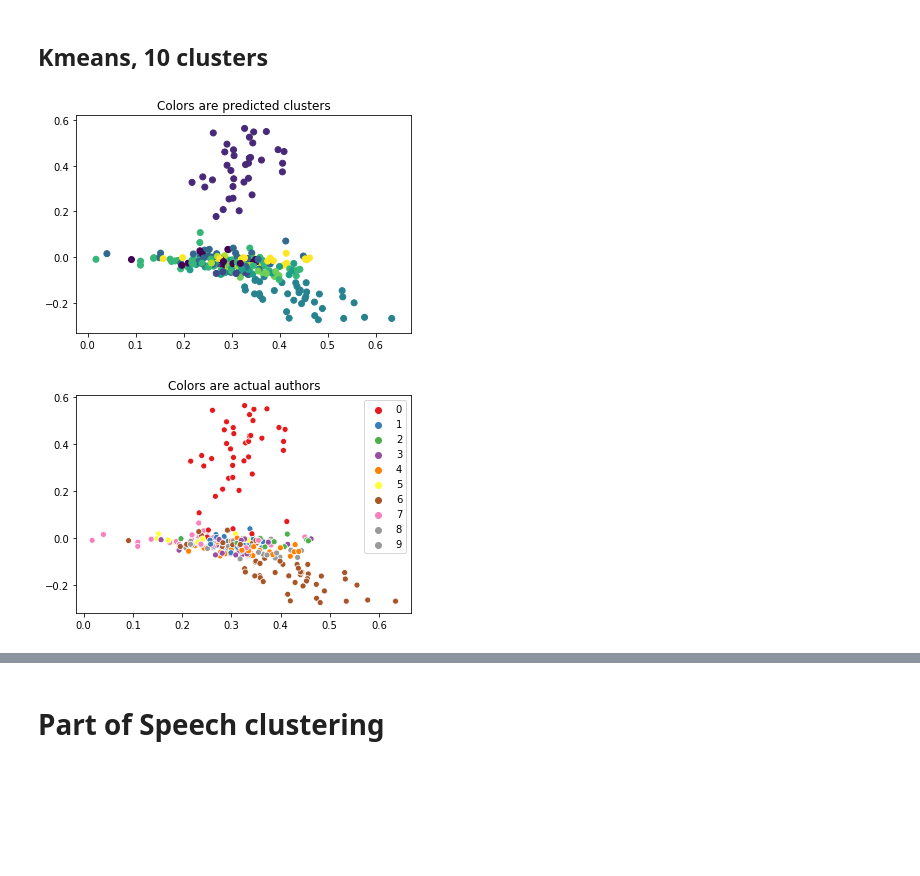
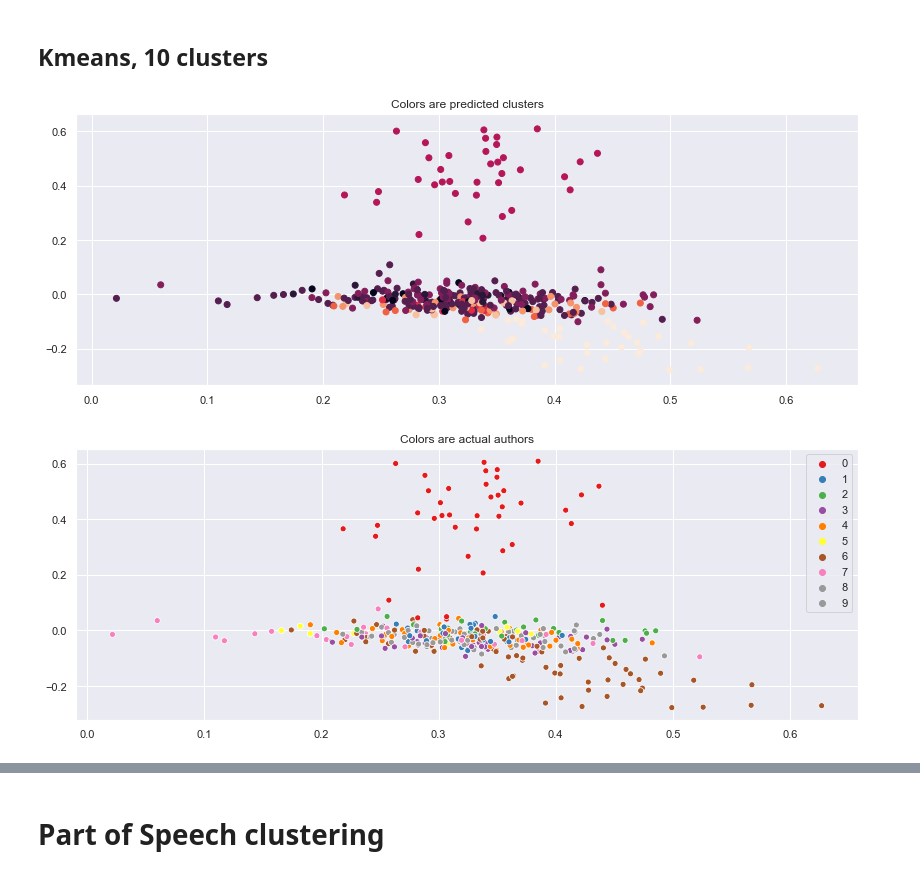
Before and after one commit to cbevis/U4_Capstone, a Jupyter notebook: U4_Capstone.ipynb, the cells around one changed output, grey strips where cells are left out. Drawn from its saved outputs; the diff is of its cells as text; code cells hidden in the pictures; blank space fills up the shorter version.

Commit message:
fixed performing transformations on both training and test data to only be on training data

```diff
--- a/U4_Capstone.ipynb
+++ b/U4_Capstone.ipynb
@@ -223,3 +324,6 @@ df['word_count'] = df['text_sentences'].apply(len)-df['punct']
 # %%
 df['all_count'] = df['text_sentences'].apply(len)
 df['all_caps'] = [sum([token.is_upper for token in sent]) for sent in df['text_sentences']]
+df['exclamation'] = [sum([token.text == '!' for token in sent]) for sent in df['text_sentences']]
+df['quotes'] = [sum([token.text == '"' for token in sent]) for sent in df['text_sentences']]
+df['question'] = [sum([token.text == '!' for token in sent]) for sent in df['text_sentences']]
@@ -235,0 +359,7 @@ df.head()
+# %%
+df['noun_perc'] = df['noun'] / df['word_count'] * 100
+
+plt.title("Authors' use of nouns")
+ax = sns.boxplot(x='author', y='noun_perc', data=df)
+plt.ylabel('Percent Nouns')
+plt.show()
@@ -361,7 +437,7 @@ array([[ 0.00587566,  0.00412973,  0.00448584, ...,  0.00404299,
 # %%
 # Here we set the bandwidth. This function automatically derives a bandwidth
 # number based on an inspection of the distances among points in the data.
-bandwidth = estimate_bandwidth(X_train_lsa, quantile=0.02)
+bandwidth = estimate_bandwidth(X_train_lsa, quantile=0.01)
 
 # Declare and fit the model.
 ms = MeanShift(bandwidth=bandwidth, bin_seeding=True)
@@ -377,4 +453,10 @@ cluster_centers = ms.cluster_centers_
 n_clusters_ = len(np.unique(labels))
 
 print("Number of estimated clusters: {}".format(n_clusters_))
+
+plt.scatter(X_train_lsa[:, 0], X_train_lsa[:,1], c=labels)
+plt.show()
+
+print('Comparing the assigned categories to the ones in the data:')
+print(pd.crosstab(y_train,labels))
 # %% [output]
@@ -405,31 +480,44 @@ stetcher     15
 # %%
 # Calculate predicted values.
 km = KMeans(n_clusters=10)
 y_pred = km.fit_predict(X_train_lsa)
 
 # Plot the solution.
 plt.scatter(X_train_lsa[:, 0], X_train_lsa[:, 1], c=y_pred)
 plt.title('Colors are predicted clusters')
 plt.show()
 
 le = LabelEncoder()
-y_train_enc = le.fit_transform(y_train2)
-y_test_enc = le.fit_transform(y_test2)
+y_train_enc = le.fit_transform(y_train)
+y_test_enc = le.fit_transform(y_test)
 
 sns.scatterplot(X_train_lsa[:, 0], X_train_lsa[:, 1], hue=y_train_enc, legend='full', palette='Set1')
 plt.title('Colors are actual authors')
 plt.show()
 # Check the solution against the data.
 print('Comparing k-means clusters against the data:')
-print(pd.crosstab(y_train2, y_pred))
-print('\nCrosstab with label encoded values.  Columns are clusters\n')
-print(pd.crosstab(y_train_enc, y_pred))
-print('Adjusted Rand Index: {:.2f}'.format(metrics.adjusted_rand_score(y_train2,
-                                                                       y_pred)))
+print(pd.crosstab(y_train, y_pred))
+
+# Can also pring label encoded values cross tabs to compare with cluster
+# print('\nCrosstab with label encoded values.  Columns are clusters\n')
+# print(pd.crosstab(y_train_enc, y_pred))
+
+print('\nAdjusted Rand Index: {:.2f}'.format(metrics.adjusted_rand_score(y_train, y_pred)))
 print('Silhouette Score: {:.2f}'.format(metrics.silhouette_score(X_train_lsa,
-                                                                y_pred,
-                                                                metric='euclidean')))
+                                                                 y_pred,
+                                                                 metric='euclidean')))
+
+# Find the words corresponding to the cluster centroids
+original_space_centroids = svd.inverse_transform(km.cluster_centers_)
+order_centroids = original_space_centroids.argsort()[:, ::-1]
+
+terms = vectorizer_tfidf.get_feature_names()
+for i in range(10):
+    print("Cluster %d:" % i, end='')
+    for ind in order_centroids[i, :12]:
+        print(' %s' % terms[ind], end='')
+    print()
 # %% [output]
-[figure, old version]
+[figure, new version]
-[figure, old version]
+[figure, new version]
 Comparing k-means clusters against the data:
```
Also changed, not shown: parts of 77 cells of this notebook.
